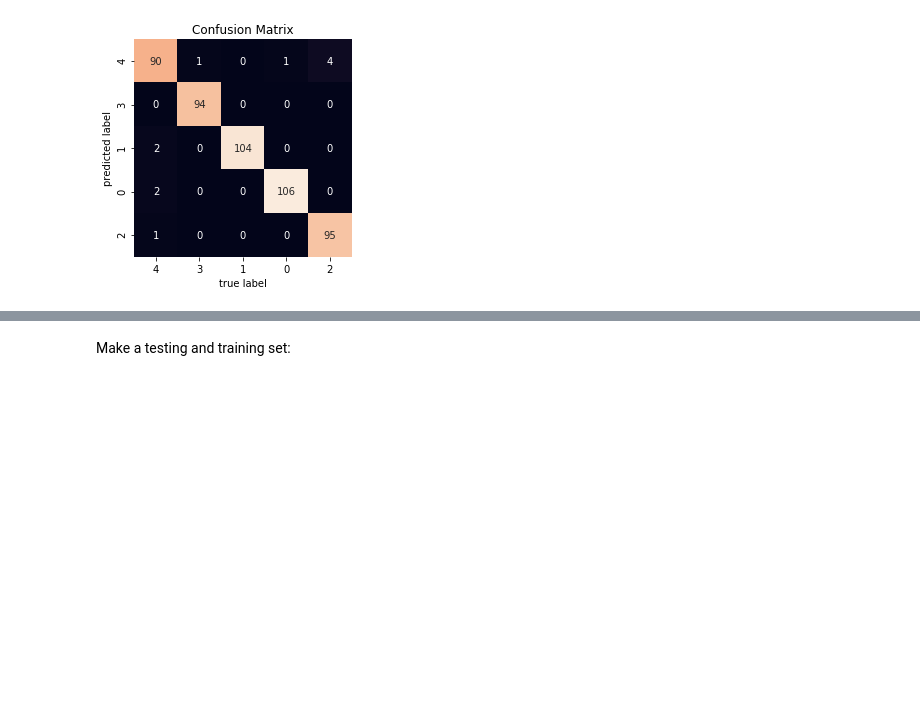
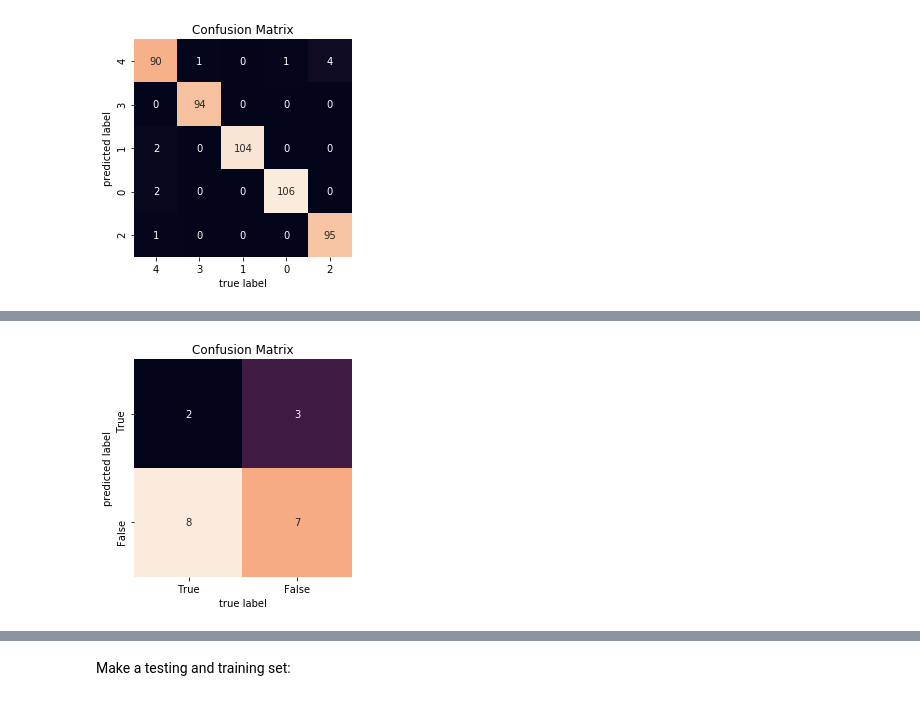
Before and after one commit to luisesanmartin/Content-Analysis-2020, a Jupyter notebook: week-3/3-Classification.ipynb, the cells around one changed output, grey strips where cells are left out. Cells and saved outputs as stored; diff of their text form; code cells hidden in the pictures; blank space fills up the shorter version.

```diff
--- a/week-3/3-Classification.ipynb
+++ b/week-3/3-Classification.ipynb
@@ -1411,0 +1450,4 @@ lucem_illud_2020.plotConfusionMatrix(bag, df_exampleTree_test)
+# %%
+performance_random_forest = lucem_illud_2020.evaluateClassifier(clf_rf, test_df_rf)
+test_df['rf_predict'] = clf_rf.predict(np.stack(test_df_rf['vect'], axis=0))
+f1_rf = sklearn.metrics.f1_score(test_df['category'], test_df['rf_predict'])
@@ -1411,0 +1456,10 @@ lucem_illud_2020.plotConfusionMatrix(bag, df_exampleTree_test)
+# %%
+train_df_bag = train_df[:]
+test_df_bag = test_df[:]
+# %%
+tree = sklearn.tree.DecisionTreeClassifier(max_depth=4)
+clf_bag = sklearn.ensemble.BaggingClassifier(tree,
+                                             n_estimators=100,
+                                             max_samples=0.8,
+                                             random_state=947095)
+clf_bag.fit(np.stack(train_df_bag['vect'], axis =0), train_df_bag['category'])
@@ -1411,0 +1533,4 @@ lucem_illud_2020.plotConfusionMatrix(bag, df_exampleTree_test)
+# %%
+lucem_illud_2020.plotConfusionMatrix(clf_bag, test_df_bag)
+# %% [output]
+[figure, added]
```
Also changed, not shown: parts of 57 cells of this notebook.
